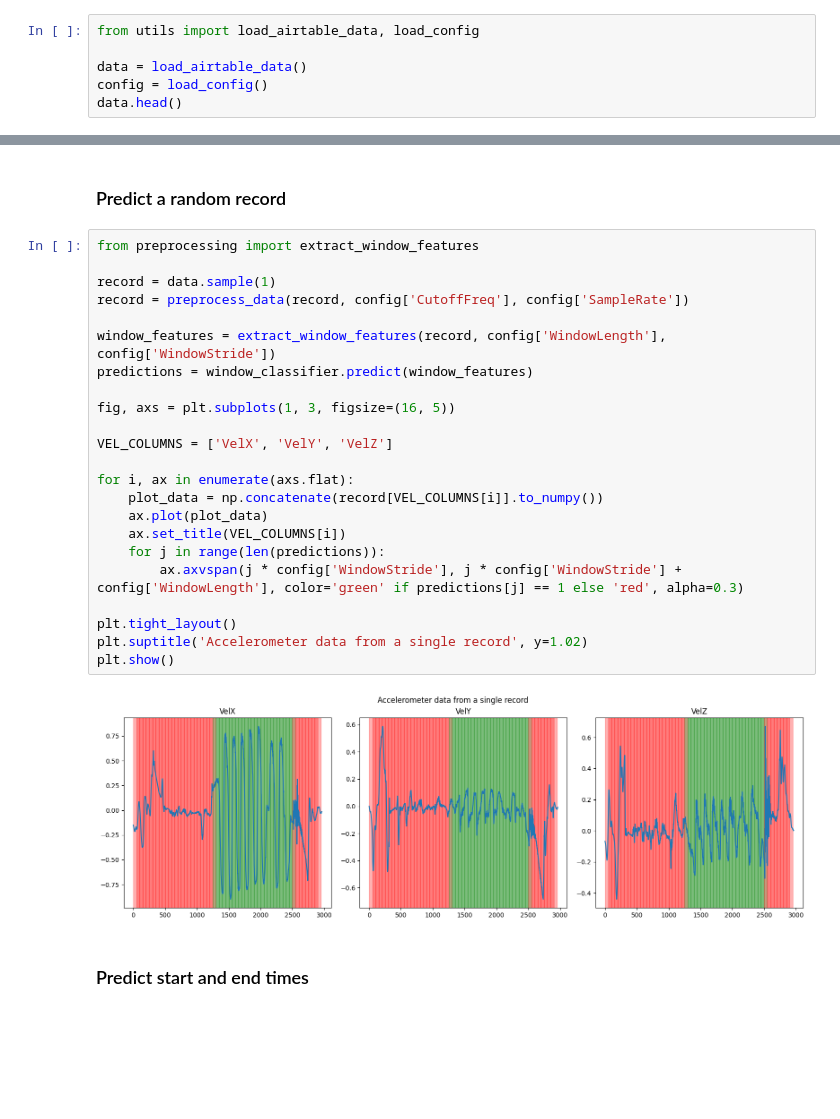
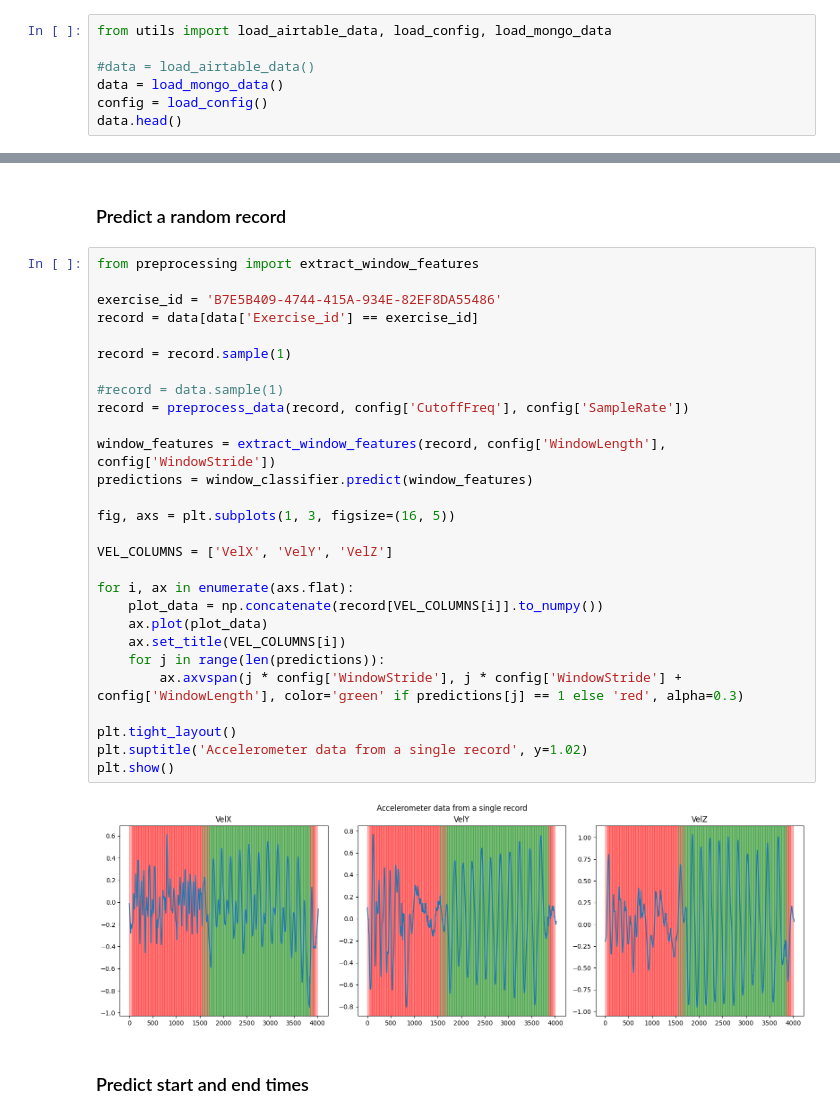
Before and after one commit to KeenanMcConkey/BarPathModel, a Jupyter notebook: src/BarPathModelTesting.ipynb, the cells around one changed output, grey strips where cells are left out. Saved outputs shown, nothing was run; the diff lists cells and outputs as text; blank space fills up the shorter version.

```diff
--- a/src/BarPathModelTesting.ipynb
+++ b/src/BarPathModelTesting.ipynb
@@ -14,9 +14,10 @@ DATA_COLUMNS = ['AccX', 'AccY', 'AccZ', 'VelX', 'VelY', 'VelZ', 'PosX', 'PosY',
 # %% [markdown]
 ### Load data and config
 # %%
-from utils import load_airtable_data, load_config
+from utils import load_airtable_data, load_config, load_mongo_data
 
-data = load_airtable_data()
+#data = load_airtable_data()
+data = load_mongo_data()
 config = load_config()
 data.head()
 # %% [output]
@@ -79,28 +81,33 @@ window_classifier = load_classifier(WINDOW_CLASSIFIER)
 # %%
 from preprocessing import extract_window_features
 
-record = data.sample(1)
+exercise_id = 'B7E5B409-4744-415A-934E-82EF8DA55486'
+record = data[data['Exercise_id'] == exercise_id]
+
+record = record.sample(1)
+
+#record = data.sample(1)
 record = preprocess_data(record, config['CutoffFreq'], config['SampleRate'])
 
 window_features = extract_window_features(record, config['WindowLength'], config['WindowStride'])
 predictions = window_classifier.predict(window_features)
 
 fig, axs = plt.subplots(1, 3, figsize=(16, 5))
 
 VEL_COLUMNS = ['VelX', 'VelY', 'VelZ']
 
 for i, ax in enumerate(axs.flat):
     plot_data = np.concatenate(record[VEL_COLUMNS[i]].to_numpy())
     ax.plot(plot_data)
     ax.set_title(VEL_COLUMNS[i])
     for j in range(len(predictions)):
         ax.axvspan(j * config['WindowStride'], j * config['WindowStride'] + config['WindowLength'], color='green' if predictions[j] == 1 else 'red', alpha=0.3)
 
 plt.tight_layout()
 plt.suptitle('Accelerometer data from a single record', y=1.02)
 plt.show()
 # %% [output]
-[figure, old version]
+[figure, new version]
 # %% [markdown]
 ### Predict start and end times
 # %%
```
Also changed, not shown: parts of 7 cells of this notebook, 4 other files.
